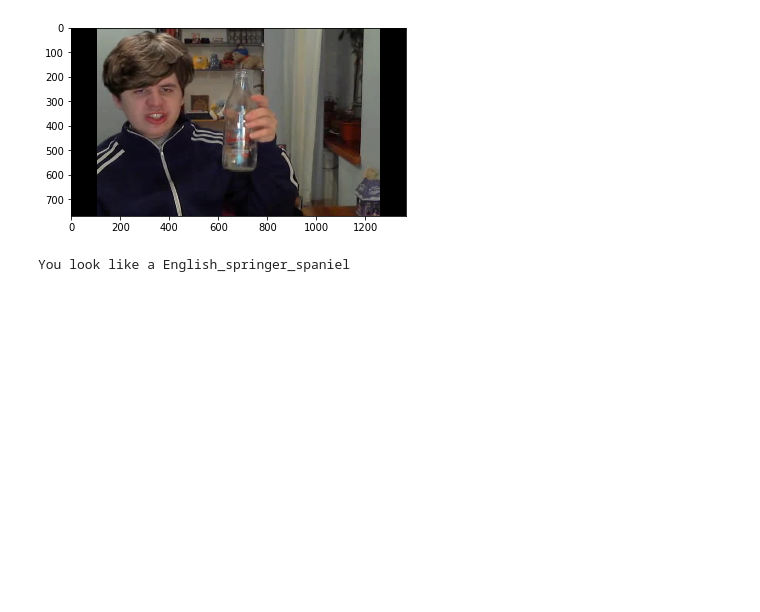
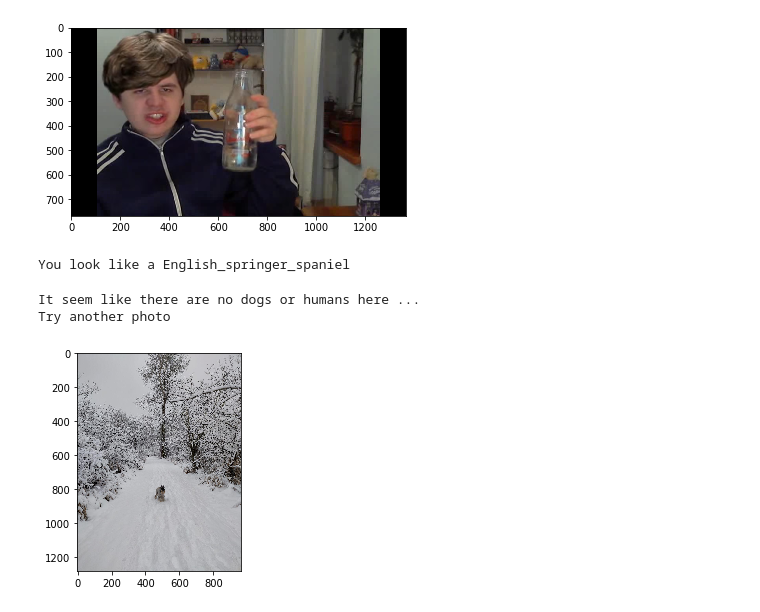
Before and after one commit to Natatisha/dog-project, a Jupyter notebook: dog_app.ipynb, the cells around one changed output. Saved outputs shown, nothing was run; the diff lists cells and outputs as text; code cells hidden in the pictures; blank space fills up the shorter version.

```diff
--- a/dog_app.ipynb
+++ b/dog_app.ipynb
@@ -960,3 +960,9 @@ predict_img('images/andrew.png')
 hello, human!
 [figure]
 You look like a English_springer_spaniel
+# %%
+predict_img('images/pasha_dog.jpg')
+# %% [output]
+It seem like there are no dogs or humans here ...
+Try another photo
+[figure, added]
```
Also changed, not shown: parts of 3 cells of this notebook, 3 other files.
